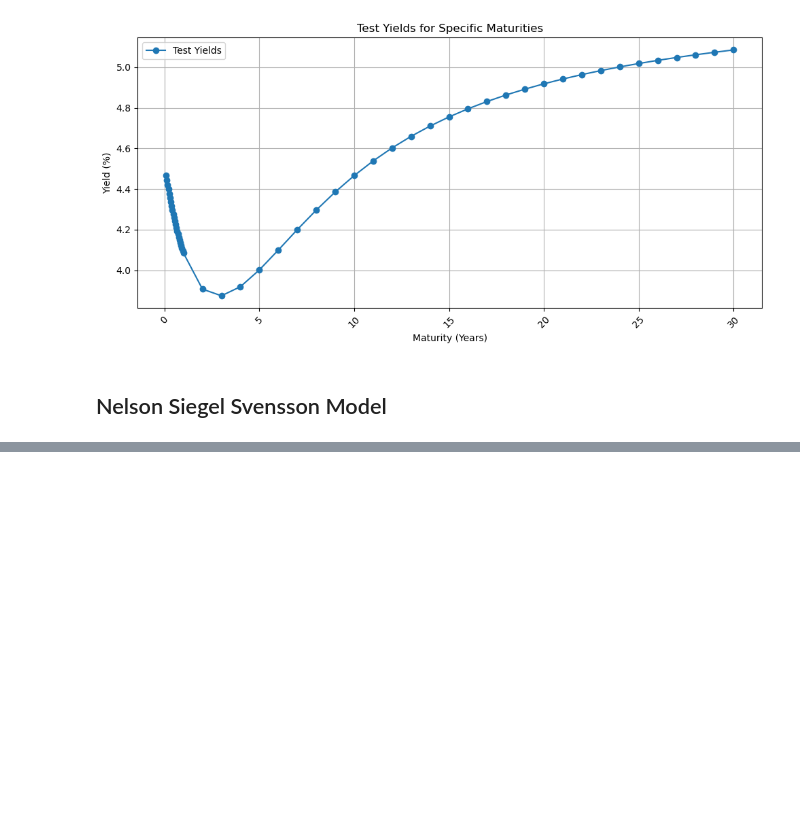
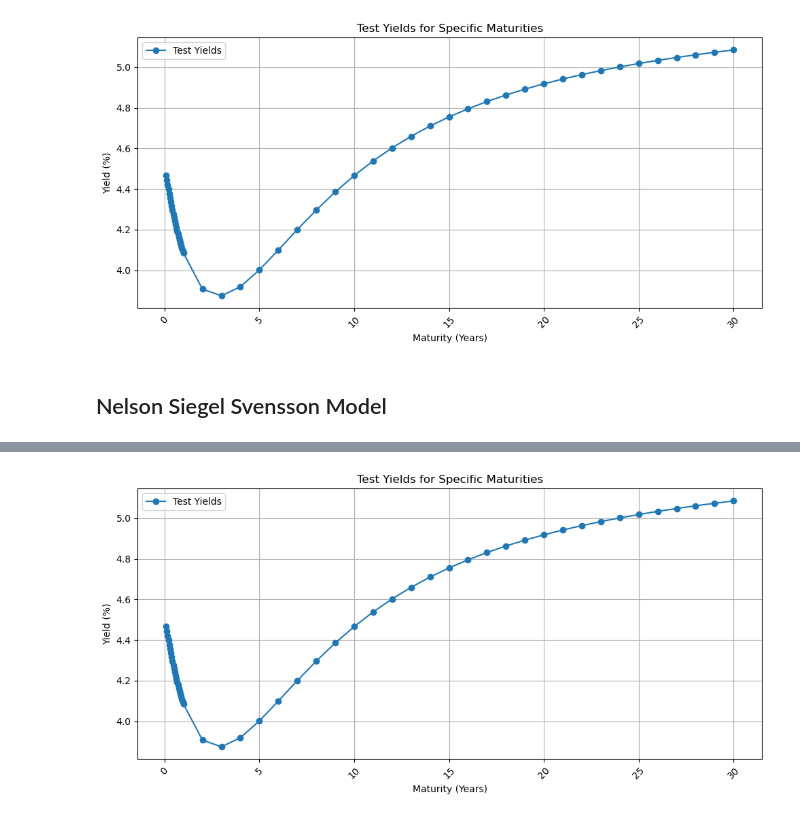
Before and after one commit to niranjan-kamal/yield_curve_and_stochastic_int_rate_modelling, a Jupyter notebook: Yield_curve_modelling.ipynb, the cells around one changed output, grey strips where cells are left out. Saved outputs shown, nothing was run; the diff lists cells and outputs as text; code cells hidden in the pictures; blank space fills up the shorter version.

```diff
--- a/Yield_curve_modelling.ipynb
+++ b/Yield_curve_modelling.ipynb
@@ -269,0 +373,7 @@ fig.update_layout(
+# %%
+# find the yeild for 1 Mo, 1.5 Mo, 2 Mo, 2.5 Mo, 3 Mo, 3.5 Mo, 4 Mo, 4.5 Mo, 5 Mo, 5.5 Mo, 6 Mo, 6.5 Mo, 7 Mo, 7.5 Mo, 8 Mo, 8.5 Mo, 9 Mo, 9.5 Mo, 10 Mo, 10.5 Mo, 11 Mo, 11.5 Mo, 12 Mo, 1 Yr, 2 Yr, 3 Yr, 4 Yr, 5 Yr, 6 Yr, 7 Yr, 8 Yr, 9 Yr, 10 Yr, 11 Yr, 12 Yr, 13 Yr, 14 Yr, 15 Yr, 16 Yr, 17 Yr, 18 Yr, 19 Yr, 20 Yr, 21 Yr, 22 Yr, 23 Yr, 24 Yr, 25 Yr, 26 Yr, 27 Yr, 28 Yr, 29 Yr, 30 Yr
+maturities_to_check = [1/12, 1.5/12, 2/12, 2.5/12, 3/12, 3.5/12, 4/12, 4.5/12, 5/12, 5.5/12, 6/12, 6.5/12, 7/12, 7.5/12, 8/12, 8.5/12, 9/12, 9.5/12, 10/12, 10.5/12, 11/12, 11.5/12, 1, 2, 3, 4, 5, 6, 7, 8, 9, 10, 11, 12, 13, 14, 15, 16, 17, 18, 19, 20, 21, 22, 23, 24, 25, 26, 27, 28, 29, 30]
+yields_to_check = nelson_siegel_svensson_model(maturities_to_check, beta0, beta1, beta2, beta3, lambd1, lambd2)
+print("Yields for specific maturities:")
+for maturity, yield_value in zip(maturities_to_check, yields_to_check):
+    print(f"Maturity: {maturity:.2f} years, Yield: {yield_value:.4f} %")
@@ -269,0 +398,15 @@ fig.update_layout(
+# %%
+# plot the test yields with yields number on each point with equal spacing and the values not clashing on each other
+plt.figure(figsize=(10, 5))
+plt.plot(maturities_to_check, yields_to_check, marker='o', label='Test Yields')
+
+plt.title('Test Yields for Specific Maturities')
+plt.xlabel('Maturity (Years)')
+plt.ylabel('Yield (%)')
+plt.xticks(rotation=45)
+plt.legend()
+plt.grid()
+plt.tight_layout()
+plt.show()
+# %% [output]
+[figure, added]
```
Also changed, not shown: parts of 15 cells of this notebook.
